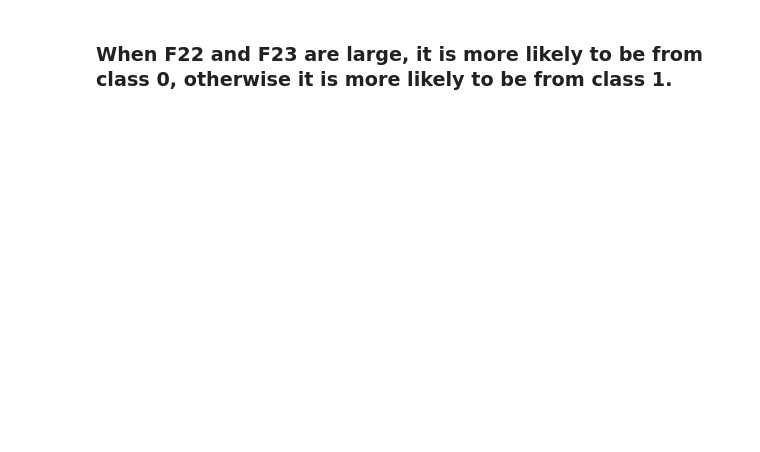
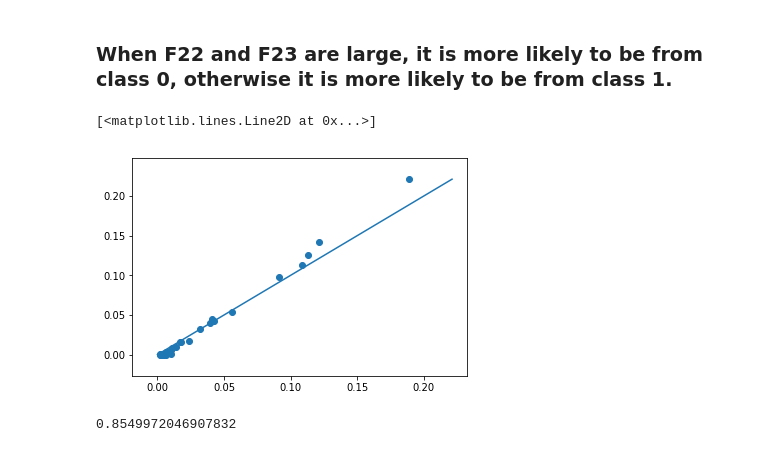
Before and after one commit to shifwang/RFmicroscope, a Jupyter notebook: demos/breast_cancer_example.ipynb, the cells around one changed output. Saved outputs shown, nothing was run; the diff lists cells and outputs as text; code cells hidden in the pictures; blank space fills up the shorter version.

```diff
--- a/demos/breast_cancer_example.ipynb
+++ b/demos/breast_cancer_example.ipynb
@@ -82,2 +82,14 @@ Text(0.5,0,'F23')
 # %% [markdown]
 ### When F22 and F23 are large, it is more likely to be from class 0, otherwise it is more likely to be from class 1.
+# %%
+out = oob_feature_importance(rf, X_train, y_train)
+# %%
+plt.scatter(rf.feature_importances_, out.flatten(), marker = 'o')
+plt.plot([0, max(out)], [0, max(out)])
+# %% [output]
+[<matplotlib.lines.Line2D at 0x...>]
+[figure, added]
+# %%
+(max(out) / max(rf.feature_importances_)) ** -1
+# %% [output]
+0.8549972046907832
```
Also changed, not shown: parts of 5 cells of this notebook, 2 other files.
